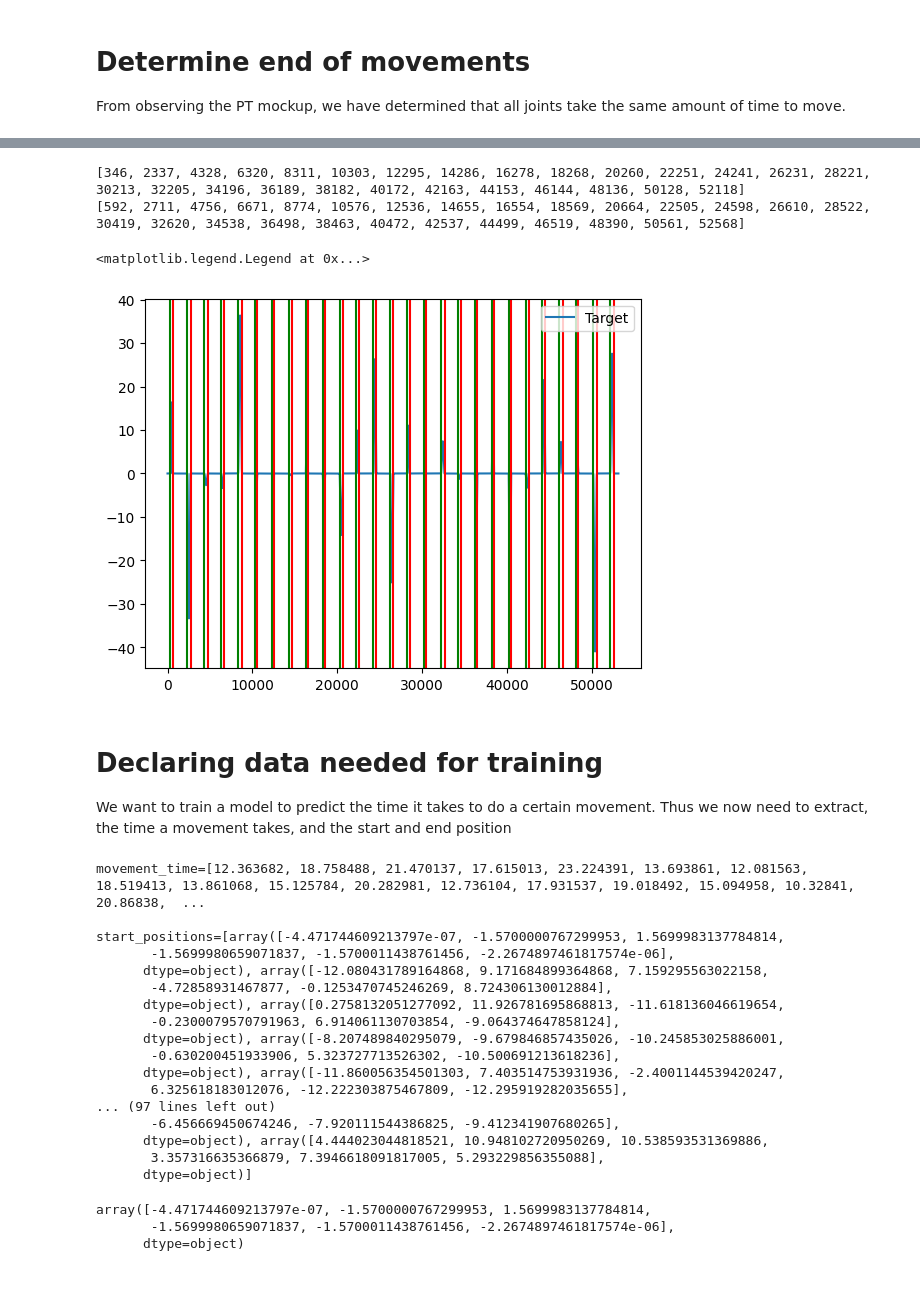
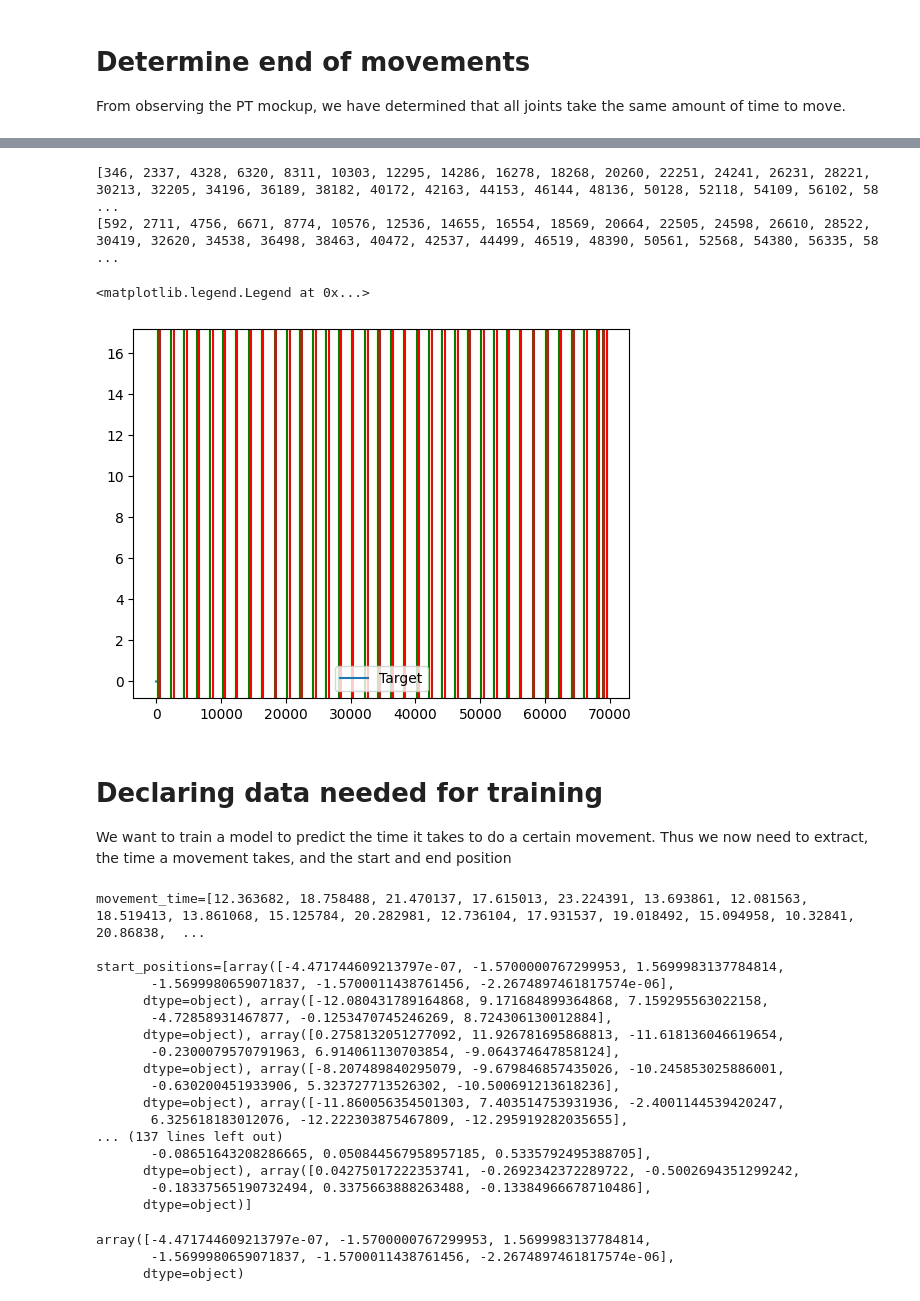
Before and after one commit to akthomsen/UR3eDTCourse, a Jupyter notebook: DT-solution/scripts/train_movement_time_model.ipynb, the cells around one changed output, grey strips where cells are left out. Drawn from its saved outputs; the diff is of its cells as text; code cells hidden in the pictures.

Commit message:
Added some datapoints in the lower end of the joint differences.

```diff
--- a/DT-solution/scripts/train_movement_time_model.ipynb
+++ b/DT-solution/scripts/train_movement_time_model.ipynb
@@ -253,27 +253,29 @@ def determine_movement_ends(joint_vels: np.ndarray, start_indexes: list, thresho
 # %%
 lower_bound = 0
 upper_bound = -1
 
 joint_vels = sensor_data_np[:, -6:]
 joint_vels = joint_vels.astype(np.float64)
 
 end_indexes = determine_movement_ends(joint_vels, start_indexes)
 
 print(start_indexes)
 print(end_indexes)
 
 plt.plot(sensor_data_np[lower_bound:upper_bound, -1], label="Target")
 for i, _ in enumerate(start_indexes):
-    plt.axvline(start_indexes[i], color="g")
-    plt.axvline(end_indexes[i], color="r")
+    if lower_bound < start_indexes[i] < upper_bound:
+        plt.axvline(start_indexes[i], color="g")
+    if lower_bound < end_indexes[i] < upper_bound:
+        plt.axvline(end_indexes[i], color="r")
 
 
 plt.legend()
 # %% [output]
-[346, 2337, 4328, 6320, 8311, 10303, 12295, 14286, 16278, 18268, 20260, 22251, 24241, 26231, 28221, 30213, 32205, 34196, 36189, 38182, 40172, 42163, 44153, 46144, 48136, 50128, 52118]
-[592, 2711, 4756, 6671, 8774, 10576, 12536, 14655, 16554, 18569, 20664, 22505, 24598, 26610, 28522, 30419, 32620, 34538, 36498, 38463, 40472, 42537, 44499, 46519, 48390, 50561, 52568]
+[346, 2337, 4328, 6320, 8311, 10303, 12295, 14286, 16278, 18268, 20260, 22251, 24241, 26231, 28221, 30213, 32205, 34196, 36189, 38182, 40172, 42163, 44153, 46144, 48136, 50128, 52118, 54109, 56102, 58 ...
+[592, 2711, 4756, 6671, 8774, 10576, 12536, 14655, 16554, 18569, 20664, 22505, 24598, 26610, 28522, 30419, 32620, 34538, 36498, 38463, 40472, 42537, 44499, 46519, 48390, 50561, 52568, 54380, 56335, 58 ...
 <matplotlib.legend.Legend at 0x...>
-[figure, old version]
+[figure, new version]
 # %% [markdown]
 # Declaring data needed for training
 
@@ -316,10 +318,10 @@ start_positions=[array([-4.471744609213797e-07, -1.5700000767299953, 1.569998313
        -0.630200451933906, 5.323727713526302, -10.500691213618236],
       dtype=object), array([-11.860056354501303, 7.403514753931936, -2.4001144539420247,
        6.325618183012076, -12.222303875467809, -12.295919282035655],
-... (97 lines left out)
-       -6.456669450674246, -7.920111544386825, -9.412341907680265],
-      dtype=object), array([4.444023044818521, 10.948102720950269, 10.538593531369886,
-       3.357316635366879, 7.3946618091817005, 5.293229856355088],
+... (137 lines left out)
+       -0.08651643208286665, 0.050844567958957185, 0.5335792495388705],
+      dtype=object), array([0.04275017222353741, -0.2692342372289722, -0.5002694351299242,
+       -0.18337565190732494, 0.3375663888263488, -0.13384966678710486],
       dtype=object)]
 # %%
 start_positions[0]
```
Also changed, not shown: parts of 12 cells of this notebook, 1 other file.
